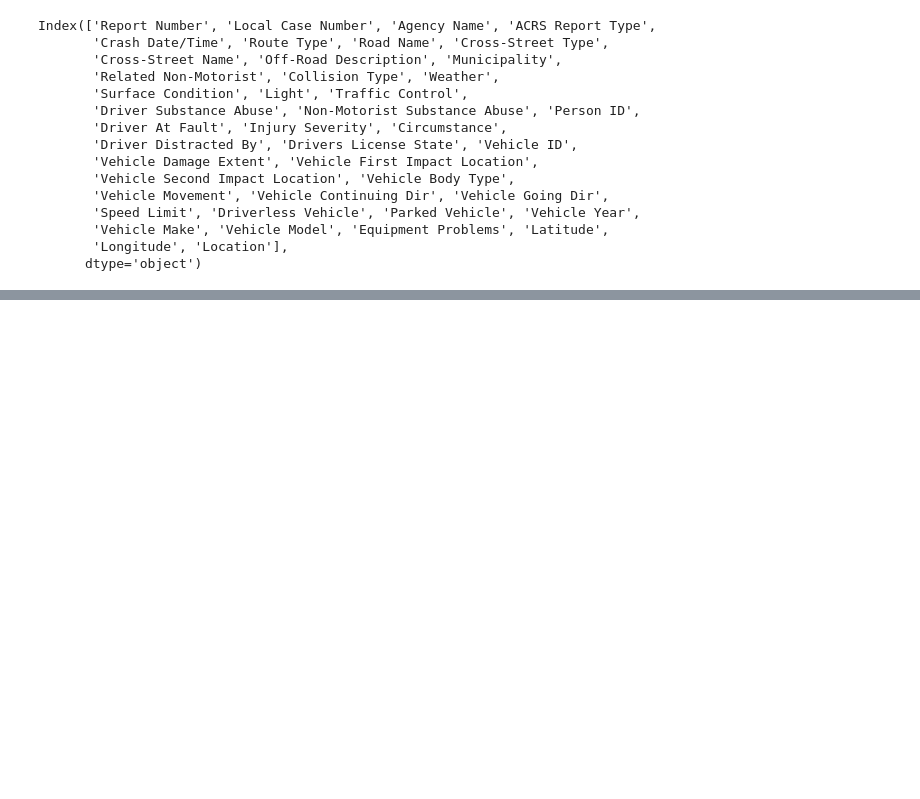
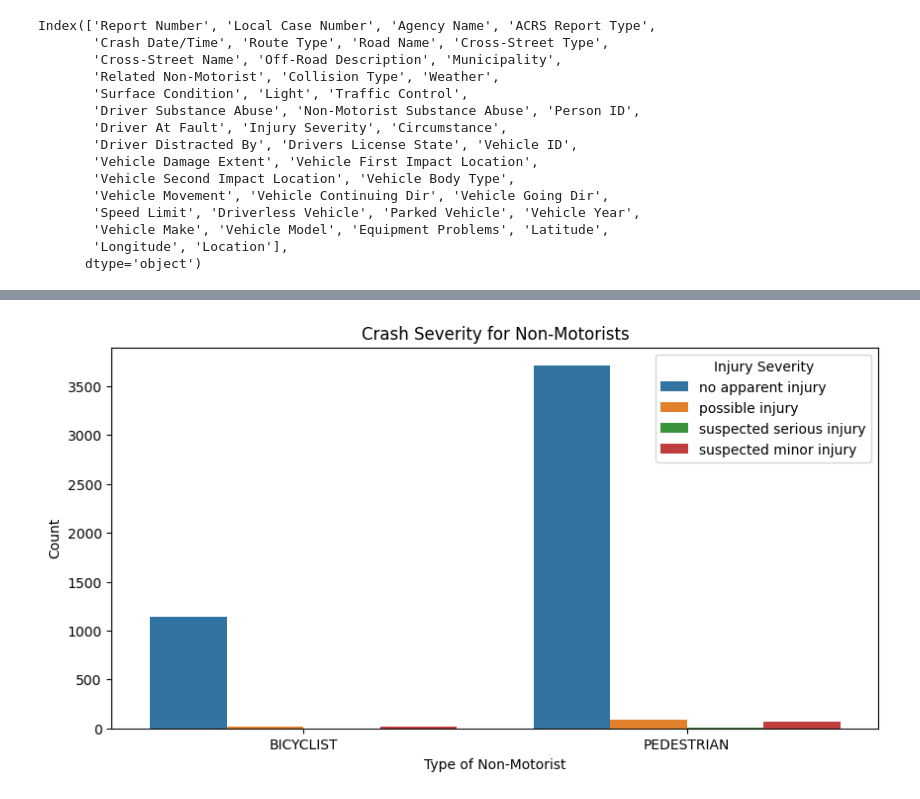
Before and after one commit to ris3abh/Collisions_prediction, a Jupyter notebook: code/RG_EDA.ipynb, the cells around one changed output, grey strips where cells are left out. Saved outputs shown, nothing was run; the diff lists cells and outputs as text; code cells hidden in the pictures; blank space fills up the shorter version.

```diff
--- a/code/RG_EDA.ipynb
+++ b/code/RG_EDA.ipynb
@@ -87,0 +140,14 @@ plt.show()
+# %%
+# Filtering non-motorist crashes
+non_motorist_crashes = df[df['Related Non-Motorist'].isin(['BICYCLIST', 'PEDESTRIAN'])]
+
+# Visualizing data
+plt.figure(figsize=(10, 5))
+sns.countplot(x='Related Non-Motorist', hue='Injury Severity', data=non_motorist_crashes)
+plt.title('Crash Severity for Non-Motorists')
+plt.xlabel('Type of Non-Motorist')
+plt.ylabel('Count')
+plt.legend(title='Injury Severity')
+plt.show()
+# %% [output]
+[figure, added]
```
Also changed, not shown: parts of 17 cells of this notebook.
